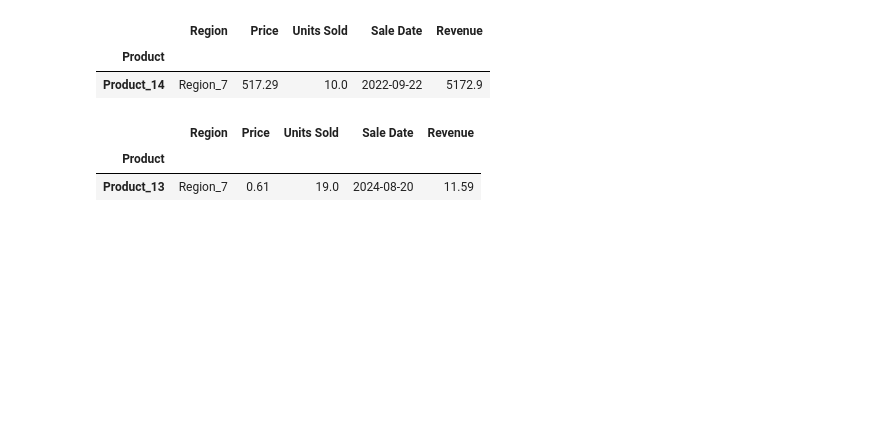
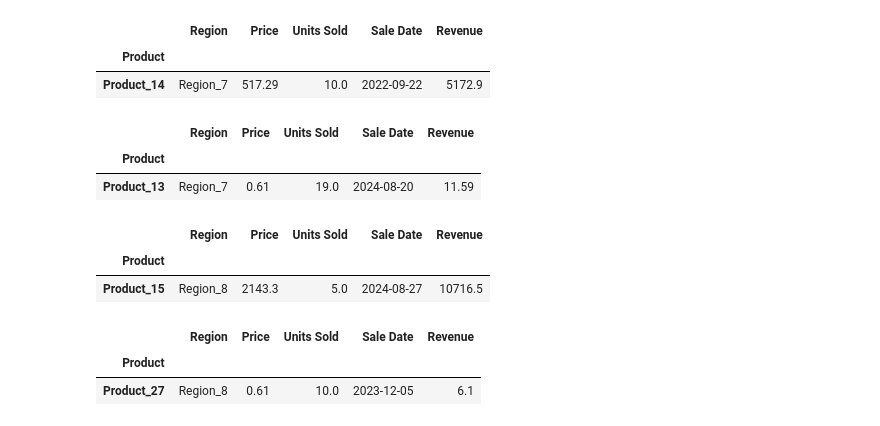
Before and after one commit to zhaobinyyds/Schulich_data_science6110, a Jupyter notebook: assignment 1 notebook draft.ipynb, the cells around one changed output. Saved outputs shown, nothing was run; the diff lists cells and outputs as text; code cells hidden in the pictures; blank space fills up the shorter version.

```diff
--- a/assignment 1 notebook draft.ipynb
+++ b/assignment 1 notebook draft.ipynb
@@ -214,3 +215,18 @@ df_Region_7.loc[df_Region_7['Revenue']==df_Region_7['Revenue'].min()]
 |  | Region | Price | Units Sold | Sale Date | Revenue |
 | Product |  |  |  |  |  |
 | Product_13 | Region_7 | 0.61 | 19.0 | 2024-08-20 | 11.59 |
+# %%
+# Here we trying to understand what is the max and min revenue for region 8
+
+df_Region_8=df[df['Region']=='Region_8']
+df_Region_8.loc[df_Region_8['Revenue']==df_Region_8['Revenue'].max()]
+# %% [output]
+|  | Region | Price | Units Sold | Sale Date | Revenue |
+| Product |  |  |  |  |  |
+| Product_15 | Region_8 | 2143.3 | 5.0 | 2024-08-27 | 10716.5 |
+# %%
+df_Region_8.loc[df_Region_8['Revenue']==df_Region_8['Revenue'].min()]
+# %% [output]
+|  | Region | Price | Units Sold | Sale Date | Revenue |
+| Product |  |  |  |  |  |
+| Product_27 | Region_8 | 0.61 | 10.0 | 2023-12-05 | 6.1 |
```
Also changed, not shown: parts of 5 cells of this notebook.
